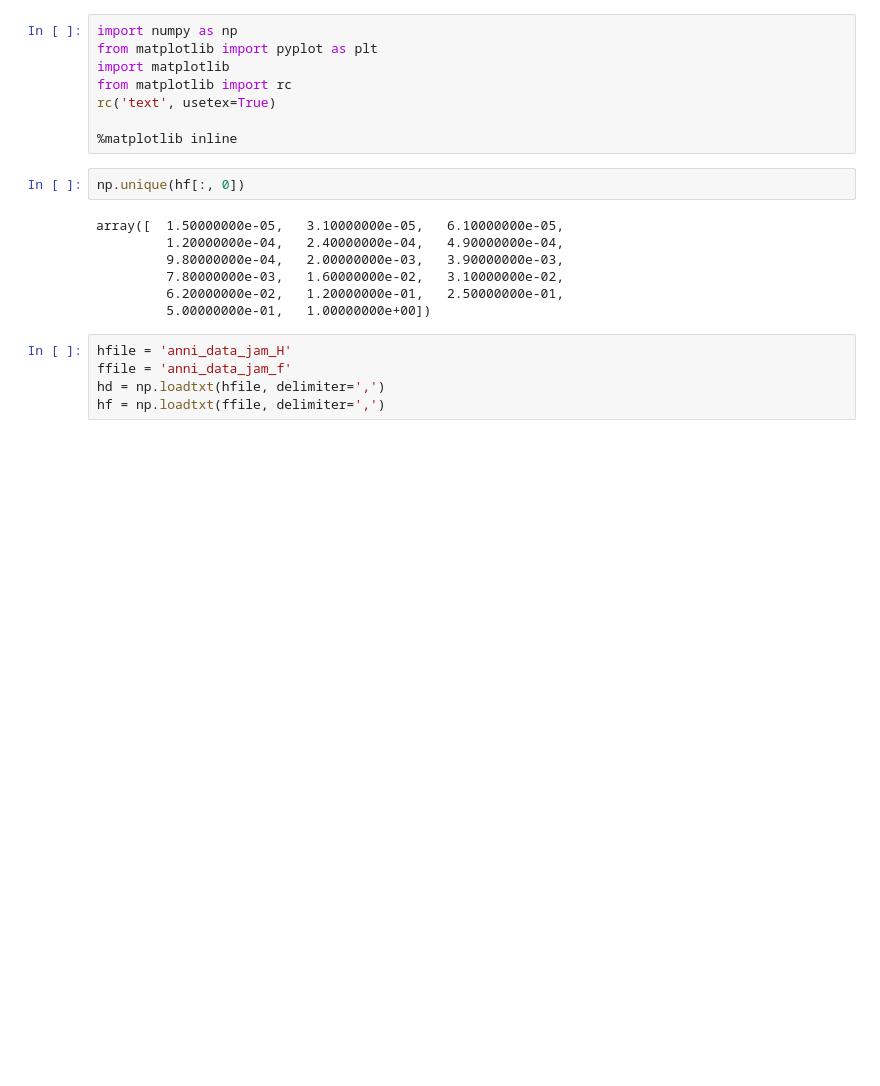
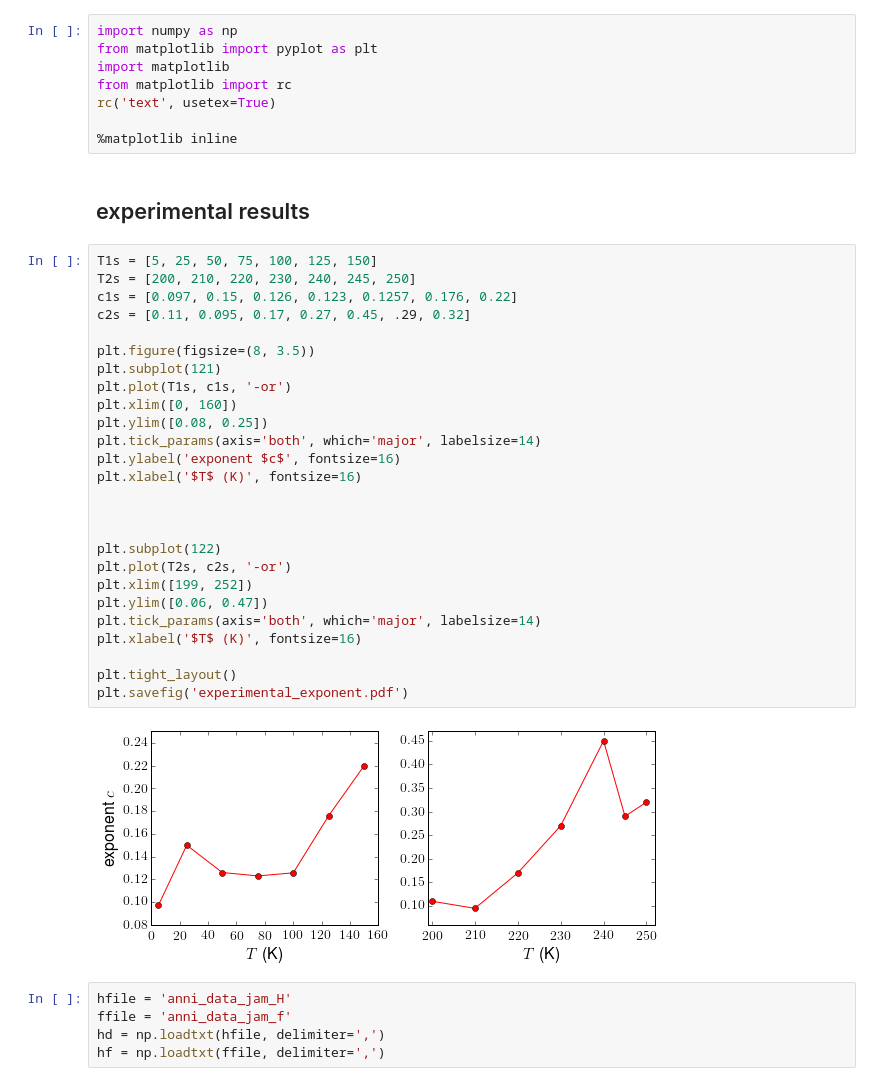
Before and after one commit to seanxiangcheng/dissertation, a Jupyter notebook: defense/annimition.ipynb, the cells around one changed output. Drawn from its saved outputs; the diff is of its cells as text; blank space fills up the shorter version.

```diff
--- a/defense/annimition.ipynb
+++ b/defense/annimition.ipynb
@@ -6,15 +6,36 @@ from matplotlib import rc
 rc('text', usetex=True)
 
 %matplotlib inline
-# %%
-np.unique(hf[:, 0])
-# %% [output]
-array([  1.50000000e-05,   3.10000000e-05,   6.10000000e-05,
-         1.20000000e-04,   2.40000000e-04,   4.90000000e-04,
-         9.80000000e-04,   2.00000000e-03,   3.90000000e-03,
-         7.80000000e-03,   1.60000000e-02,   3.10000000e-02,
-         6.20000000e-02,   1.20000000e-01,   2.50000000e-01,
-         5.00000000e-01,   1.00000000e+00])
+# %% [markdown]
+## experimental results
+# %%
+T1s = [5, 25, 50, 75, 100, 125, 150]
+T2s = [200, 210, 220, 230, 240, 245, 250]
+c1s = [0.097, 0.15, 0.126, 0.123, 0.1257, 0.176, 0.22]
+c2s = [0.11, 0.095, 0.17, 0.27, 0.45, .29, 0.32]
+
+plt.figure(figsize=(8, 3.5))
+plt.subplot(121)
+plt.plot(T1s, c1s, '-or')
+plt.xlim([0, 160])
+plt.ylim([0.08, 0.25])
+plt.tick_params(axis='both', which='major', labelsize=14)
+plt.ylabel('exponent $c$', fontsize=16)
+plt.xlabel('$T$ (K)', fontsize=16)
+
+
+
+plt.subplot(122)
+plt.plot(T2s, c2s, '-or')
+plt.xlim([199, 252])
+plt.ylim([0.06, 0.47])
+plt.tick_params(axis='both', which='major', labelsize=14)
+plt.xlabel('$T$ (K)', fontsize=16)
+
+plt.tight_layout()
+plt.savefig('experimental_exponent.pdf')
+# %% [output]
+[figure, added]
 # %%
 hfile = 'anni_data_jam_H'
 ffile = 'anni_data_jam_f'
```
Also changed, not shown: 21 other files.
